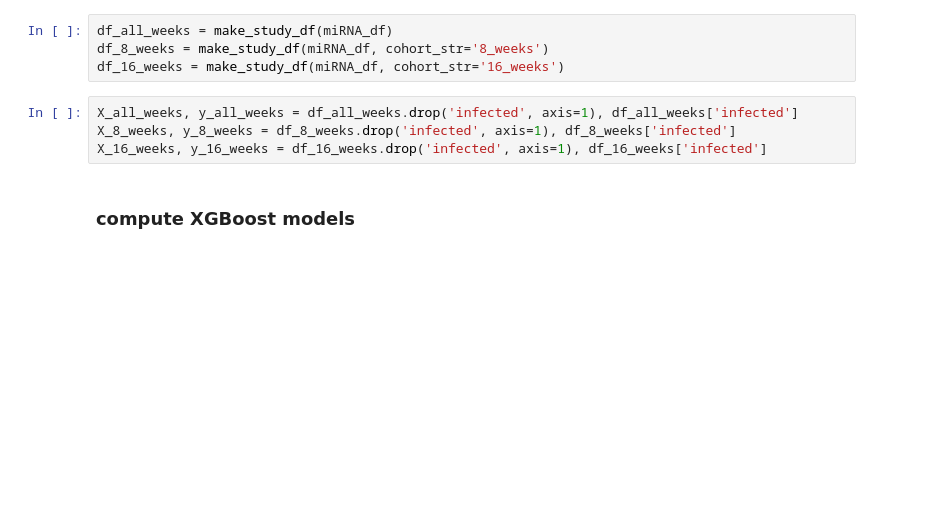
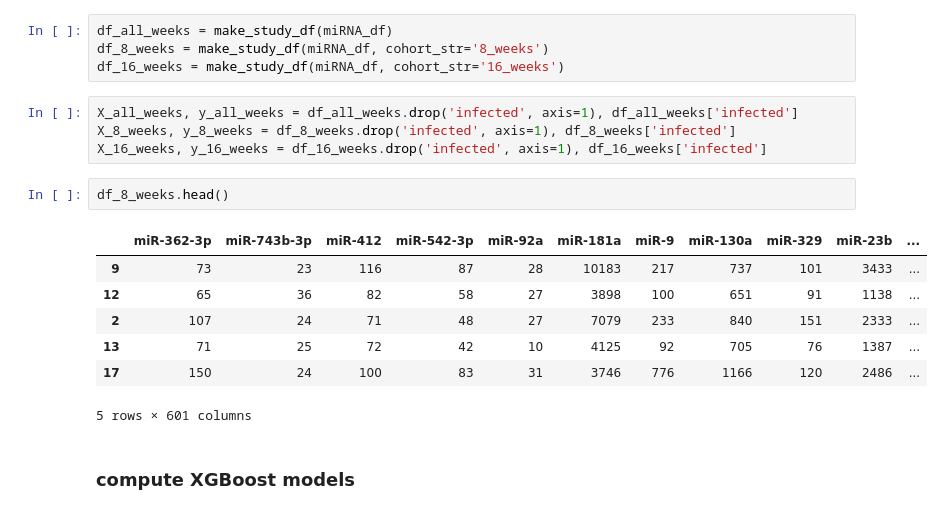
Before and after one commit to uflcod/miRNA-periodontal-disease, a Jupyter notebook: notebooks/tf_xgboost_miRNA-exploration.ipynb, the cells around one changed output. Saved outputs shown, nothing was run; the diff lists cells and outputs as text; blank space fills up the shorter version.

```diff
--- a/notebooks/tf_xgboost_miRNA-exploration.ipynb
+++ b/notebooks/tf_xgboost_miRNA-exploration.ipynb
@@ -60,6 +60,16 @@ df_16_weeks = make_study_df(miRNA_df, cohort_str='16_weeks')
 X_all_weeks, y_all_weeks = df_all_weeks.drop('infected', axis=1), df_all_weeks['infected']
 X_8_weeks, y_8_weeks = df_8_weeks.drop('infected', axis=1), df_8_weeks['infected']
 X_16_weeks, y_16_weeks = df_16_weeks.drop('infected', axis=1), df_16_weeks['infected']
+# %%
+df_8_weeks.head()
+# %% [output]
+|  | miR-362-3p | miR-743b-3p | miR-412 | miR-542-3p | miR-92a | miR-181a | miR-9 | miR-130a | miR-329 | miR-23b | ... |
+| 9 | 73 | 23 | 116 | 87 | 28 | 10183 | 217 | 737 | 101 | 3433 | ... |
+| 12 | 65 | 36 | 82 | 58 | 27 | 3898 | 100 | 651 | 91 | 1138 | ... |
+| 2 | 107 | 24 | 71 | 48 | 27 | 7079 | 233 | 840 | 151 | 2333 | ... |
+| 13 | 71 | 25 | 72 | 42 | 10 | 4125 | 92 | 705 | 76 | 1387 | ... |
+| 17 | 150 | 24 | 100 | 83 | 31 | 3746 | 776 | 1166 | 120 | 2486 | ... |
+5 rows × 601 columns
 # %% [markdown]
 ### compute XGBoost models
 # %%
```
